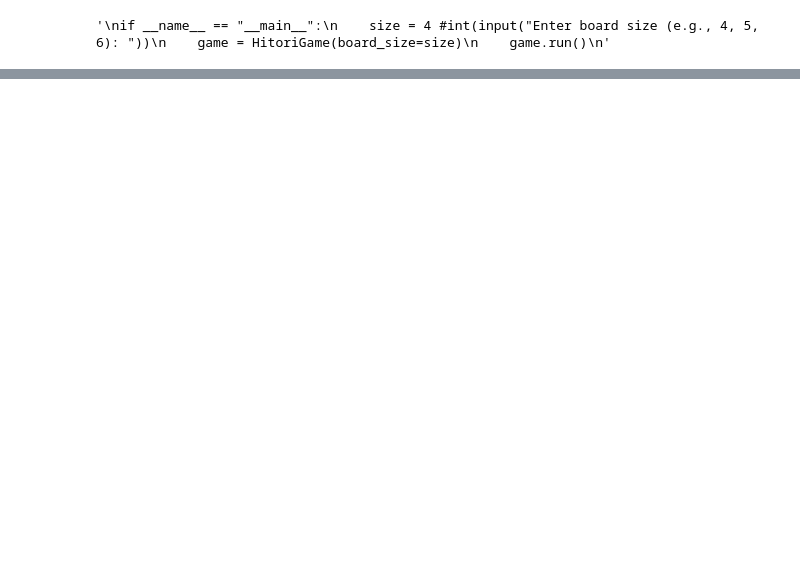
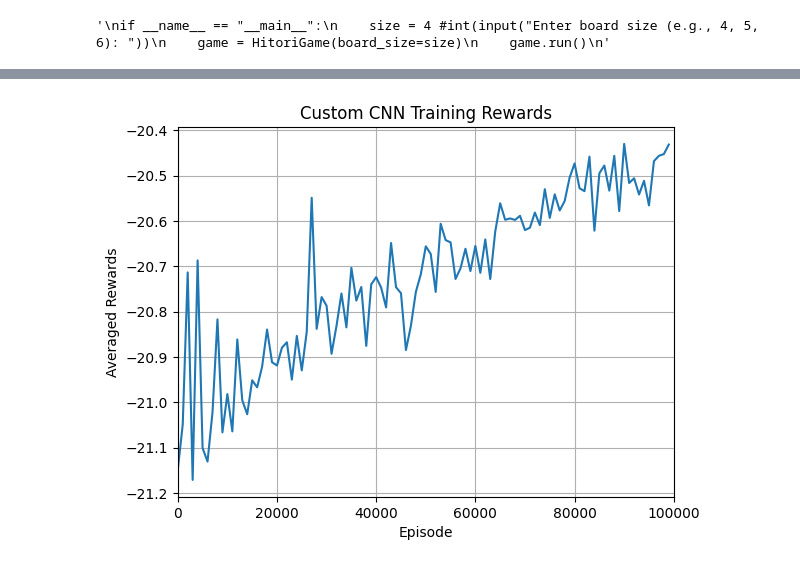
Before and after one commit to shrutiroy03/hitori-rl, a Jupyter notebook: CNN_hitori.ipynb, the cells around one changed output, grey strips where cells are left out. Cells and saved outputs as stored; diff of their text form; code cells hidden in the pictures; blank space fills up the shorter version.

Commit message:
custom cnn

```diff
--- a/CNN_hitori.ipynb
+++ b/CNN_hitori.ipynb
@@ -805,0 +835,2 @@ class QNetwork(nn.Module):
+# %%
+custom_rewards = train_dqn(episodes=100000, valid_mask=True)
@@ -805,0 +855,25 @@ class QNetwork(nn.Module):
+# %%
+window_size = 1000
+cumulative_sum = np.cumsum(custom_rewards)
+running_avg = (cumulative_sum[window_size:] - cumulative_sum[:-window_size]) / window_size
+
+initial_values = [np.mean(custom_rewards[:i+1]) for i in range(window_size-1)]
+running_avg = np.concatenate((initial_values, running_avg))
+
+custom_averaged_rewards = [
+        np.mean(custom_rewards[i:i+window_size])
+        for i in range(0, len(custom_rewards), window_size)
+    ]
+
+# Plotting rewards
+plt.plot(range(0, len(custom_rewards), window_size), custom_averaged_rewards, label="Averaged Rewards")
+plt.xlabel("Episode")
+plt.ylabel("Averaged Rewards")
+plt.title("Custom CNN Training Rewards")
+plt.xlim(0, len(custom_rewards))
+# plt.ylim(-25, -20)
+plt.grid(True)
+plt.savefig("custom_100000_rewards.png")
+plt.show()
+# %% [output]
+[figure, added]
```
Also changed, not shown: parts of 11 cells of this notebook.
